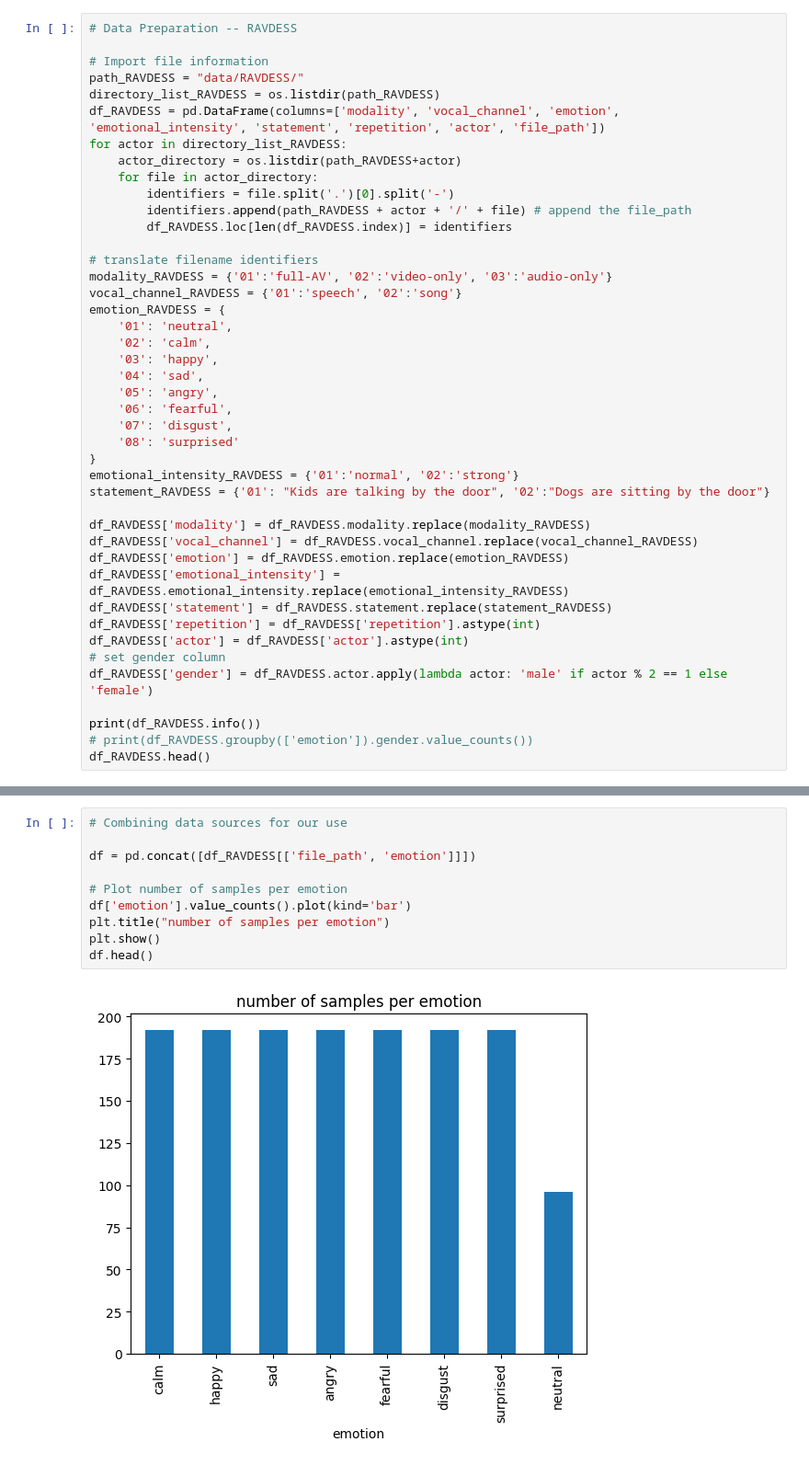
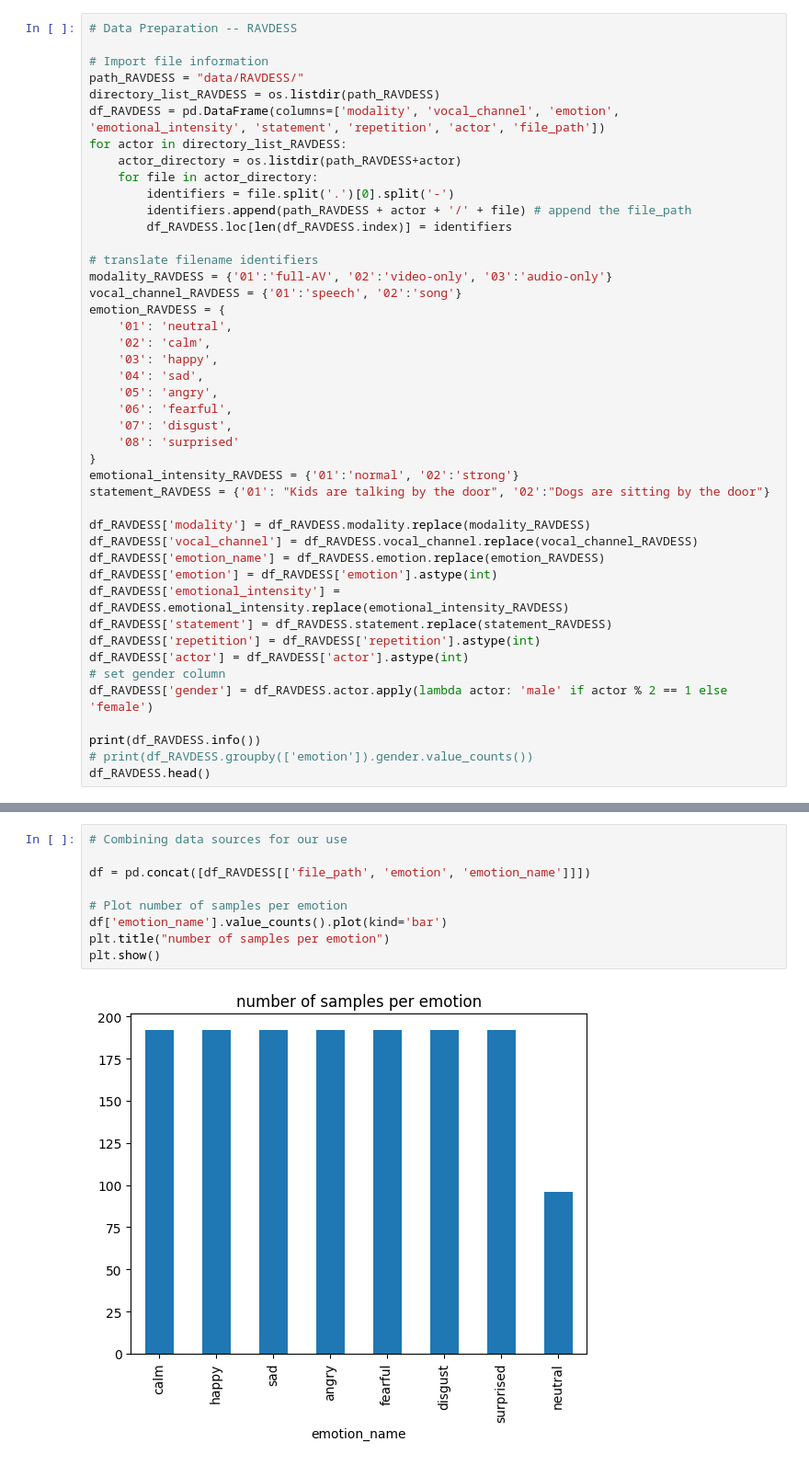
Before and after one commit to turecarlson/SpeechEmotionClassifier, a Jupyter notebook: model/SpeechEmotionClassifier.ipynb, the cells around one changed output, grey strips where cells are left out. Shown at 92% size. Saved outputs shown, nothing was run; the diff lists cells and outputs as text.

```diff
--- a/model/SpeechEmotionClassifier.ipynb
+++ b/model/SpeechEmotionClassifier.ipynb
@@ -61,7 +92,8 @@ statement_RAVDESS = {'01': "Kids are talking by the door", '02':"Dogs are sittin
 
 df_RAVDESS['modality'] = df_RAVDESS.modality.replace(modality_RAVDESS)
 df_RAVDESS['vocal_channel'] = df_RAVDESS.vocal_channel.replace(vocal_channel_RAVDESS)
-df_RAVDESS['emotion'] = df_RAVDESS.emotion.replace(emotion_RAVDESS)
+df_RAVDESS['emotion_name'] = df_RAVDESS.emotion.replace(emotion_RAVDESS)
+df_RAVDESS['emotion'] = df_RAVDESS['emotion'].astype(int)
 df_RAVDESS['emotional_intensity'] = df_RAVDESS.emotional_intensity.replace(emotional_intensity_RAVDESS)
 df_RAVDESS['statement'] = df_RAVDESS.statement.replace(statement_RAVDESS)
 df_RAVDESS['repetition'] = df_RAVDESS['repetition'].astype(int)
@@ -99,12 +132,11 @@ None
 # %%
 # Combining data sources for our use
 
-df = pd.concat([df_RAVDESS[['file_path', 'emotion']]])
+df = pd.concat([df_RAVDESS[['file_path', 'emotion', 'emotion_name']]])
 
 # Plot number of samples per emotion
-df['emotion'].value_counts().plot(kind='bar')
+df['emotion_name'].value_counts().plot(kind='bar')
 plt.title("number of samples per emotion")
 plt.show()
-df.head()
 # %% [output]
-[figure, old version]
+[figure, new version]
```
Also changed, not shown: parts of 37 cells of this notebook, 13 other files.
